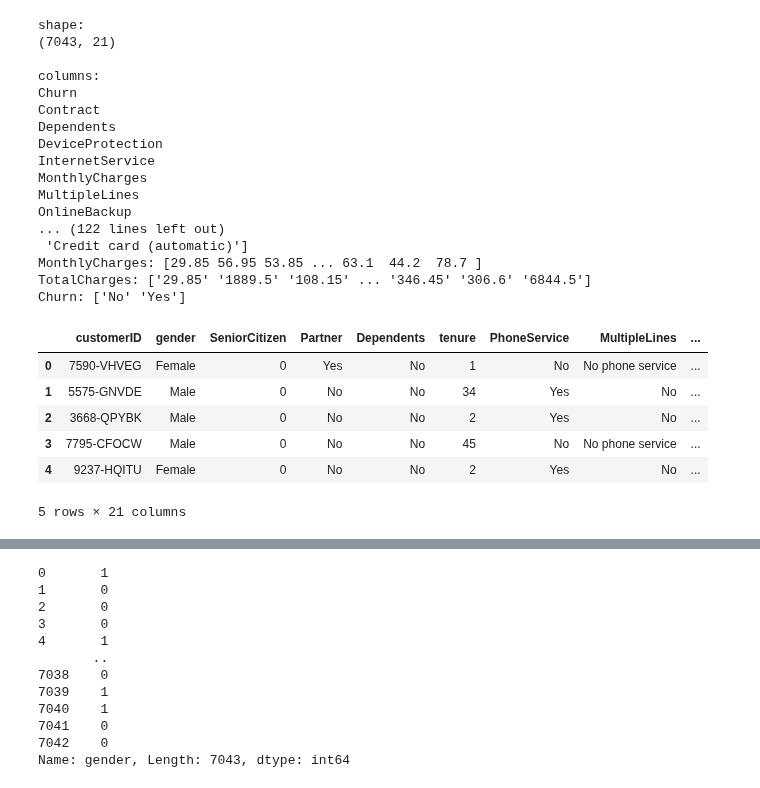
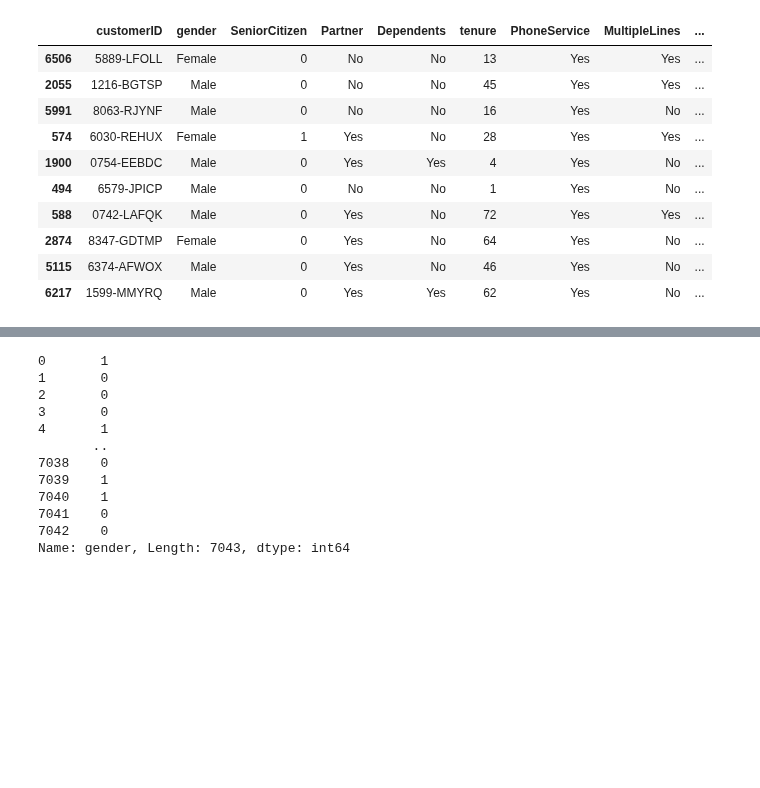
Before and after one commit to AnggaDS01/Python, a Jupyter notebook: Machine-learning/churn_customer/churn_prediction.ipynb, the cells around one changed output, grey strips where cells are left out. Cells and saved outputs as stored; diff of their text form; code cells hidden in the pictures; blank space fills up the shorter version.

```diff
--- a/Machine-learning/churn_customer/churn_prediction.ipynb
+++ b/Machine-learning/churn_customer/churn_prediction.ipynb
@@ -39,27 +31,0 @@ def get_data_type(df, types='object'):
-# %%
-diagnose_data(df)
-# %% [output]
-shape:
-(7043, 21)
-
-columns:
-Churn
-Contract
-Dependents
-DeviceProtection
-InternetService
-MonthlyCharges
-MultipleLines
-OnlineBackup
-... (122 lines left out)
- 'Credit card (automatic)']
-MonthlyCharges: [29.85 56.95 53.85 ... 63.1  44.2  78.7 ]
-TotalCharges: ['29.85' '1889.5' '108.15' ... '346.45' '306.6' '6844.5']
-Churn: ['No' 'Yes']
-|  | customerID | gender | SeniorCitizen | Partner | Dependents | tenure | PhoneService | MultipleLines | ... |
-| 0 | 7590-VHVEG | Female | 0 | Yes | No | 1 | No | No phone service | ... |
-| 1 | 5575-GNVDE | Male | 0 | No | No | 34 | Yes | No | ... |
-| 2 | 3668-QPYBK | Male | 0 | No | No | 2 | Yes | No | ... |
-| 3 | 7795-CFOCW | Male | 0 | No | No | 45 | No | No phone service | ... |
-| 4 | 9237-HQITU | Female | 0 | No | No | 2 | Yes | No | ... |
-5 rows × 21 columns
@@ -66,2 +37,18 @@ Churn: ['No' 'Yes']
+# %%
+pd.set_option('display.max_columns', len(df.columns))
+# %%
+df.sample(10)
+# %% [output]
+|  | customerID | gender | SeniorCitizen | Partner | Dependents | tenure | PhoneService | MultipleLines | ... |
+| 6506 | 5889-LFOLL | Female | 0 | No | No | 13 | Yes | Yes | ... |
+| 2055 | 1216-BGTSP | Male | 0 | No | No | 45 | Yes | Yes | ... |
+| 5991 | 8063-RJYNF | Male | 0 | No | No | 16 | Yes | No | ... |
+| 574 | 6030-REHUX | Female | 1 | Yes | No | 28 | Yes | Yes | ... |
+| 1900 | 0754-EEBDC | Male | 0 | Yes | Yes | 4 | Yes | No | ... |
+| 494 | 6579-JPICP | Male | 0 | No | No | 1 | Yes | No | ... |
+| 588 | 0742-LAFQK | Male | 0 | Yes | No | 72 | Yes | Yes | ... |
+| 2874 | 8347-GDTMP | Female | 0 | Yes | No | 64 | Yes | No | ... |
+| 5115 | 6374-AFWOX | Male | 0 | Yes | No | 46 | Yes | No | ... |
+| 6217 | 1599-MMYRQ | Male | 0 | Yes | Yes | 62 | Yes | No | ... |
 # %%
 df.drop('customerID', axis='columns', inplace=True)
```
Also changed, not shown: parts of 24 cells of this notebook.
